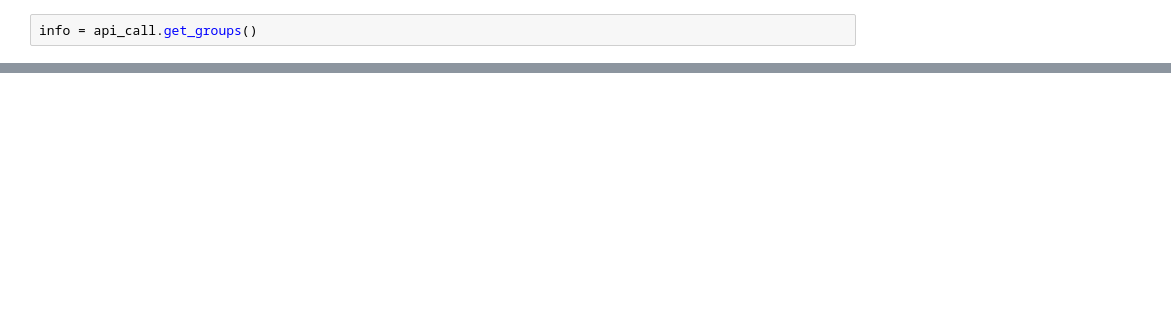
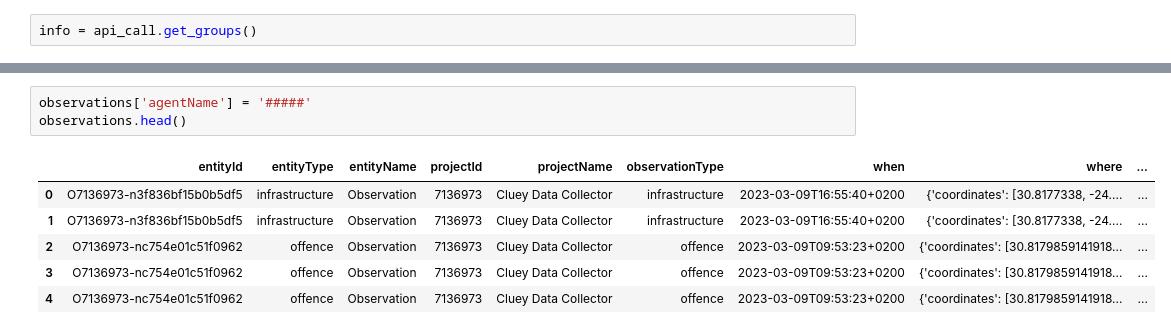
Before and after one commit to SensingClues/wildcat-api-python, a Jupyter notebook: docs/notebooks/demo_notebook.ipynb, the cells around one changed output, grey strips where cells are left out. Cells and saved outputs as stored; diff of their text form; blank space fills up the shorter version.

```diff
--- a/docs/notebooks/demo_notebook.ipynb
+++ b/docs/notebooks/demo_notebook.ipynb
@@ -100,0 +96,10 @@ incl_geo.head()
+# %%
+observations['agentName'] = '#####'
+observations.head()
+# %% [output]
+|  | entityId | entityType | entityName | projectId | projectName | observationType | when | where | ... |
+| 0 | O7136973-n3f836bf15b0b5df5 | infrastructure | Observation | 7136973 | Cluey Data Collector | infrastructure | 2023-03-09T16:55:40+0200 | {'coordinates': [30.8177338, -24.... | ... |
+| 1 | O7136973-n3f836bf15b0b5df5 | infrastructure | Observation | 7136973 | Cluey Data Collector | infrastructure | 2023-03-09T16:55:40+0200 | {'coordinates': [30.8177338, -24.... | ... |
+| 2 | O7136973-nc754e01c51f0962 | offence | Observation | 7136973 | Cluey Data Collector | offence | 2023-03-09T09:53:23+0200 | {'coordinates': [30.8179859141918... | ... |
+| 3 | O7136973-nc754e01c51f0962 | offence | Observation | 7136973 | Cluey Data Collector | offence | 2023-03-09T09:53:23+0200 | {'coordinates': [30.8179859141918... | ... |
+| 4 | O7136973-nc754e01c51f0962 | offence | Observation | 7136973 | Cluey Data Collector | offence | 2023-03-09T09:53:23+0200 | {'coordinates': [30.8179859141918... | ... |
```
Also changed, not shown: parts of 67 cells of this notebook, 23 other files.
